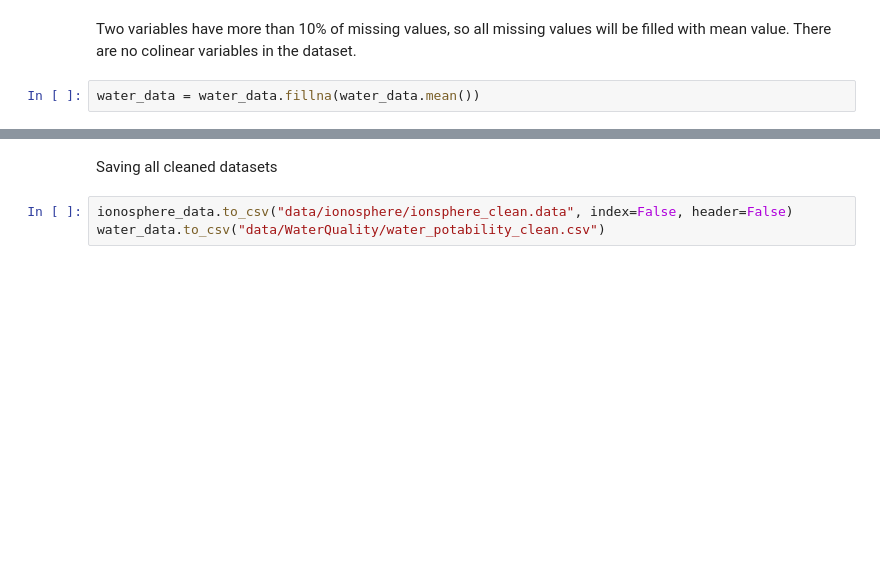
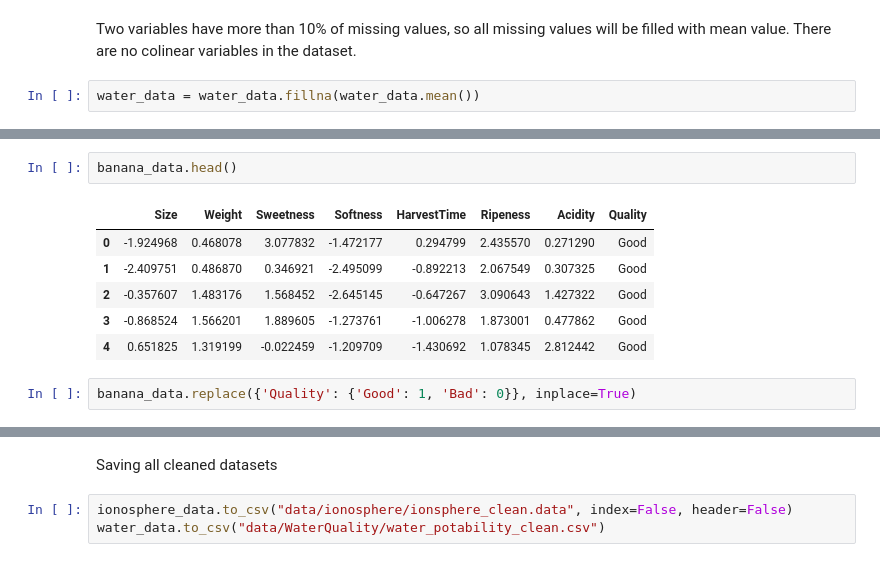
Before and after one commit to LJaremek/AdvancedMachineLearningProject-MINI, a Jupyter notebook: data_processing.ipynb, the cells around one changed output, grey strips where cells are left out. Cells and saved outputs as stored; diff of their text form; blank space fills up the shorter version.

```diff
--- a/data_processing.ipynb
+++ b/data_processing.ipynb
@@ -127,2 +161,13 @@ heart_data.describe()
+# %%
+banana_data.head()
+# %% [output]
+|  | Size | Weight | Sweetness | Softness | HarvestTime | Ripeness | Acidity | Quality |
+| 0 | -1.924968 | 0.468078 | 3.077832 | -1.472177 | 0.294799 | 2.435570 | 0.271290 | Good |
+| 1 | -2.409751 | 0.486870 | 0.346921 | -2.495099 | -0.892213 | 2.067549 | 0.307325 | Good |
+| 2 | -0.357607 | 1.483176 | 1.568452 | -2.645145 | -0.647267 | 3.090643 | 1.427322 | Good |
+| 3 | -0.868524 | 1.566201 | 1.889605 | -1.273761 | -1.006278 | 1.873001 | 0.477862 | Good |
+| 4 | 0.651825 | 1.319199 | -0.022459 | -1.209709 | -1.430692 | 1.078345 | 2.812442 | Good |
+# %%
+banana_data.replace({'Quality': {'Good': 1, 'Bad': 0}}, inplace=True)
 # %%
 print("Number of null values:")
```
Also changed, not shown: parts of 17 cells of this notebook, 2 other files.
